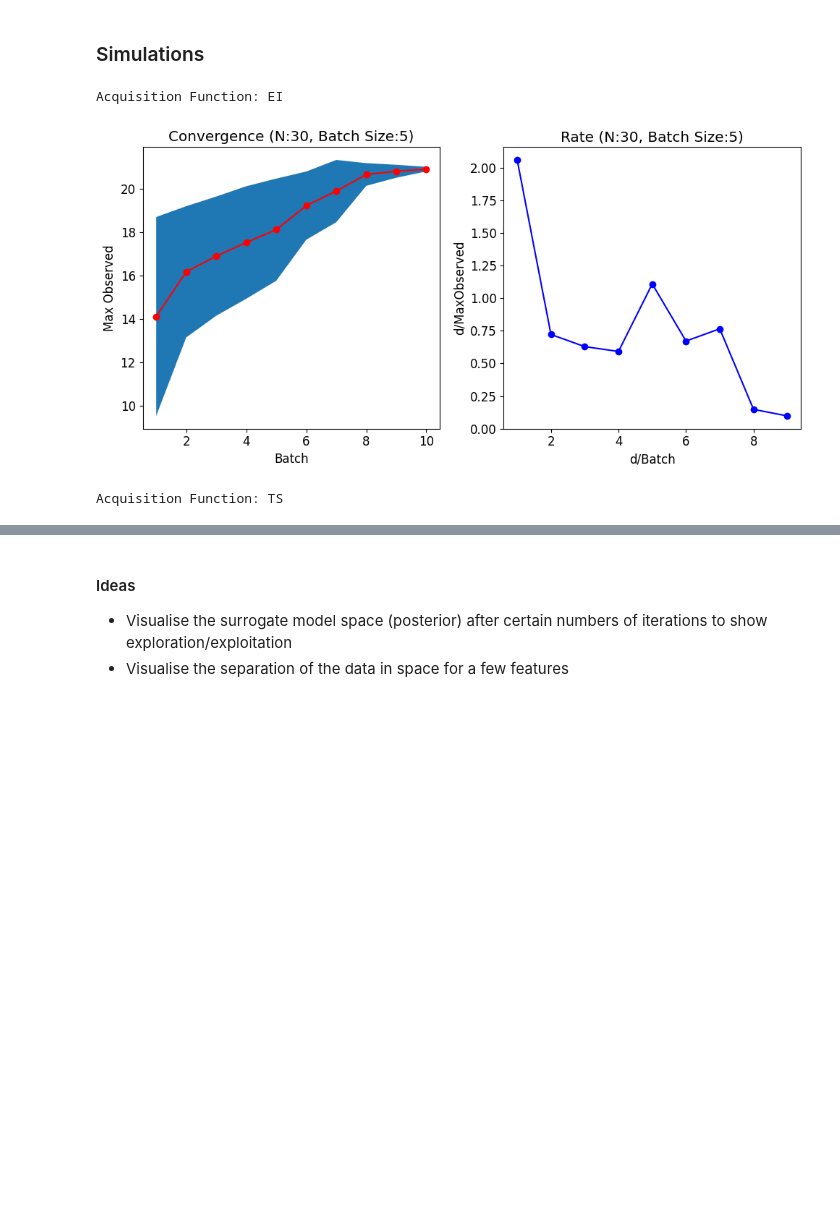
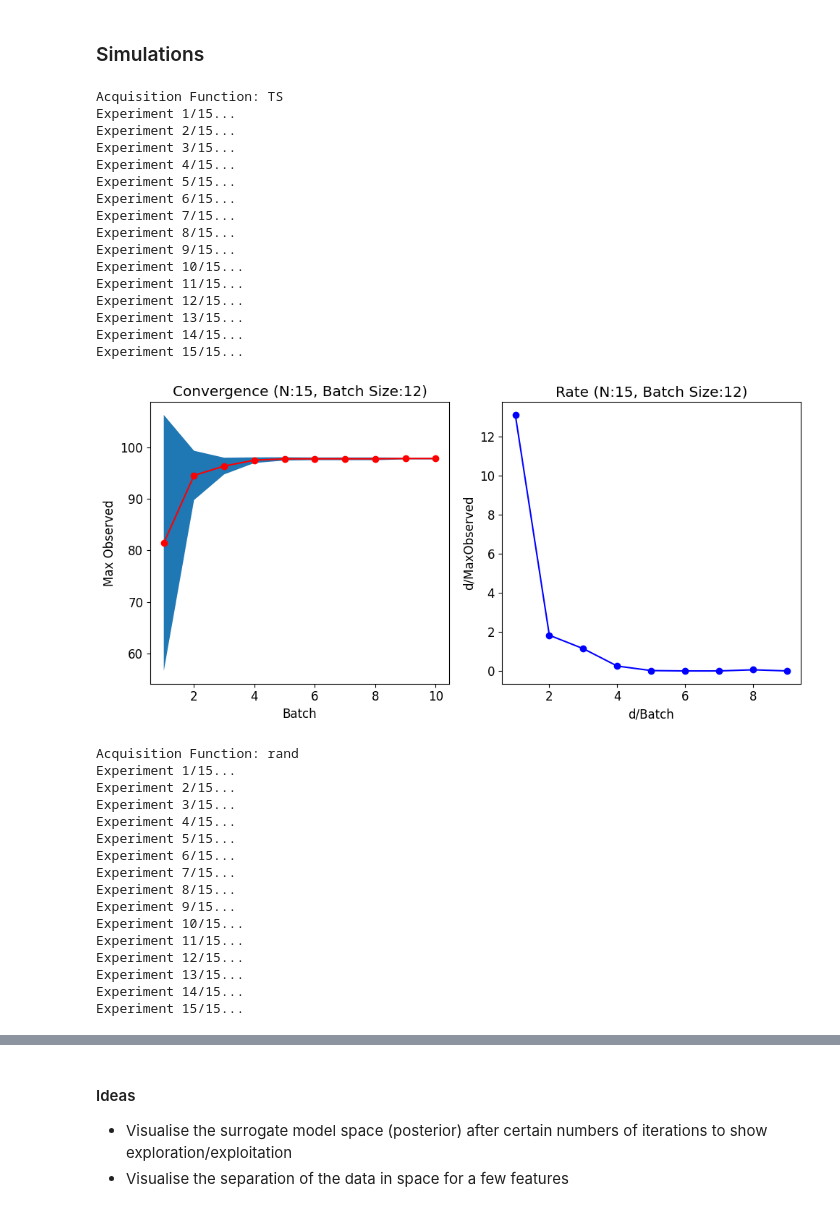
Before and after one commit to kemontei/l48-project, a Jupyter notebook: code/BO_L48_project.ipynb, the cells around one changed output, grey strips where cells are left out. Saved outputs shown, nothing was run; the diff lists cells and outputs as text; code cells hidden in the pictures; blank space fills up the shorter version.

Commit message:
Ran BO on CASP15 dataset

```diff
--- a/code/BO_L48_project.ipynb
+++ b/code/BO_L48_project.ipynb
@@ -26,19 +44,19 @@ test_suzuki = suzuki(electrophile='dft',                 # dft, mordred, or ohe
 ### Data Preprocessing
 # %%
 from edbo.utils import Data
-from data_loader import suzuki, casp
+from data_loader import suzuki, casp15
 
-casp = Data(casp()) # load casp data
+casp15 = Data(casp15()) # load casp data
 
-casp.drop(['F1', 'F2']) # drop unwanted columns (do after sensitivity analysis)
+#casp.drop(['F1', 'F2']) # drop unwanted columns
+
+print(casp15.data)
+
+# Standardize (normalize, etc)
+casp15.standardize(target='GDT_TS', scaler='minmax')
+
+# Drop highly correlated features
+#casp15.uncorrelated(target='GDT_TS', threshold=0.95)
 
 print(casp.data)
-
-# Standardize (normalize, etc)
-casp.standardize(target='RMSD', scaler='standard')
-
-# Drop highly correlated features
-casp.uncorrelated(target='RMSD', threshold=0.95)
-
-print(casp.data)
 # %% [output]
@@ -105,8 +123,8 @@ from edbo.bro import BO
 # TODO: play around with the surrogate model and use to instantiate BO
 
 # Instantiate edbo.bro.BO
-bo = BO(exindex=casp.data,                      # Experiment index to look up results from
-        domain=casp.data.drop('RMSD', axis=1),  # Reaction space
+bo = BO(exindex=casp15.data,                      # Experiment index to look up results from
+        domain=casp15.data.drop('GDT_TS', axis=1),  # Reaction space
         batch_size=20,                          # Choose 20 experiments on each iteraiton
         acquisition_function='TS',              # Use expected improvement
         fast_comp=True)                         # Speed up the simulations using gpytorch's fast computation features
@@ -131,7 +149,7 @@ def simulate(data,                 # Data container (vide supra)
              acq_func,             # Acquisition function: 'EI', 'PI', 'UCB', 'TS', ...
              model=GP_Model,       # Surrogate model: GP_Model or RF_Model
              init_method='rand',   # Initialization method: 'rand', 'pam', 'kmeans'
-             batch_size=5,         # Parallel acquisition: int
+             batch_size=1,        # Parallel acquisition: int
              iterations=9,         # Number of iterations to run each simulation for
              average_of=10,        # Number of simulations to average
              export_path=None,     # Export the simulation results to a CSV file
@@ -144,10 +162,12 @@ def simulate(data,                 # Data container (vide supra)
     results = []
     for i in range(average_of):
 
+        print(f"Experiment {i+1}/{average_of}...")
+
         # Use random function if the acquisition function is random selection
         if acq_func == 'rand':
             bo = BO(exindex=data.data,
-                    domain=data.data.drop('RMSD', axis=1),
+                    domain=data.data.drop('GDT_TS', axis=1),
                     init_method=init_method,
                     model=Random,
                     batch_size=batch_size,
@@ -155,7 +175,7 @@ def simulate(data,                 # Data container (vide supra)
         # Otherwise use specified model
         else:
             bo = BO(exindex=data.data,
-                    domain=data.data.drop('RMSD', axis=1),
+                    domain=data.data.drop('GDT_TS', axis=1),
                     model=model,
                     init_method=init_method,
                     batch_size=batch_size,
@@ -167,7 +187,7 @@ def simulate(data,                 # Data container (vide supra)
         bo.simulate(iterations=iterations, seed=i)
 
         # Append results to record
-        results.append(bo.obj.results_input()['RMSD'].values)
+        results.append(bo.obj.results_input()['GDT_TS'].values)
 
     # Save the results to a CSV file
     results = pd.DataFrame(results)
@@ -185,30 +205,60 @@ def simulate(data,                 # Data container (vide supra)
 # %%
 from edbo.plot_utils import compare_convergence
 
 # Simulation
 
-acq_funcs = ['EI', 'TS', 'rand', 'eps-greedy', 'MeanMax', 'VarMax']
+acq_funcs = ['TS', 'rand', 'eps-greedy', 'MeanMax', 'VarMax']
 acq_func_results = []
 
 for acq_func in acq_funcs:
     # Run simulations
     print('Acquisition Function:', acq_func)
-    results, mean, std = simulate(casp,            # Data from reaction
+    results, mean, std = simulate(casp15,          # Data from reaction
                               acq_func,            # Iterate over acq. funcs.
                               model=GP_Model,      # Gaussian process model
                               init_method='rand',  # Random initialization
-                              batch_size=5,        # Choose 5 experiments at a time
+                              batch_size=12,        # Choose 5 experiments at a time
                               iterations=9,        # Run for 9 iterations
-                              average_of=30,       # Run with 30 different random seeds
+                              average_of=15,       # Run with 15 different random seeds
                               export_path=None,    # Don't save the results
                               plot=True)           # Plot the average results
     # Save results
     acq_func_results.append(results)
 
 # Compare average convergence for each acquisition function
 print('Average performance for all acquisition functions:')
 compare_convergence(acq_func_results, 5, acq_funcs)
 # %% [output]
-Acquisition Function: EI
+Acquisition Function: TS
+Experiment 1/15...
+Experiment 2/15...
+Experiment 3/15...
+Experiment 4/15...
+Experiment 5/15...
+Experiment 6/15...
+Experiment 7/15...
+Experiment 8/15...
+Experiment 9/15...
+Experiment 10/15...
+Experiment 11/15...
+Experiment 12/15...
+Experiment 13/15...
+Experiment 14/15...
+Experiment 15/15...
-[figure, old version]
+[figure, new version]
-Acquisition Function: TS
+Acquisition Function: rand
+Experiment 1/15...
+Experiment 2/15...
+Experiment 3/15...
+Experiment 4/15...
+Experiment 5/15...
+Experiment 6/15...
+Experiment 7/15...
+Experiment 8/15...
+Experiment 9/15...
+Experiment 10/15...
+Experiment 11/15...
+Experiment 12/15...
+Experiment 13/15...
+Experiment 14/15...
+Experiment 15/15...
```
Also changed, not shown: parts of 6 cells of this notebook, 8 other files.
